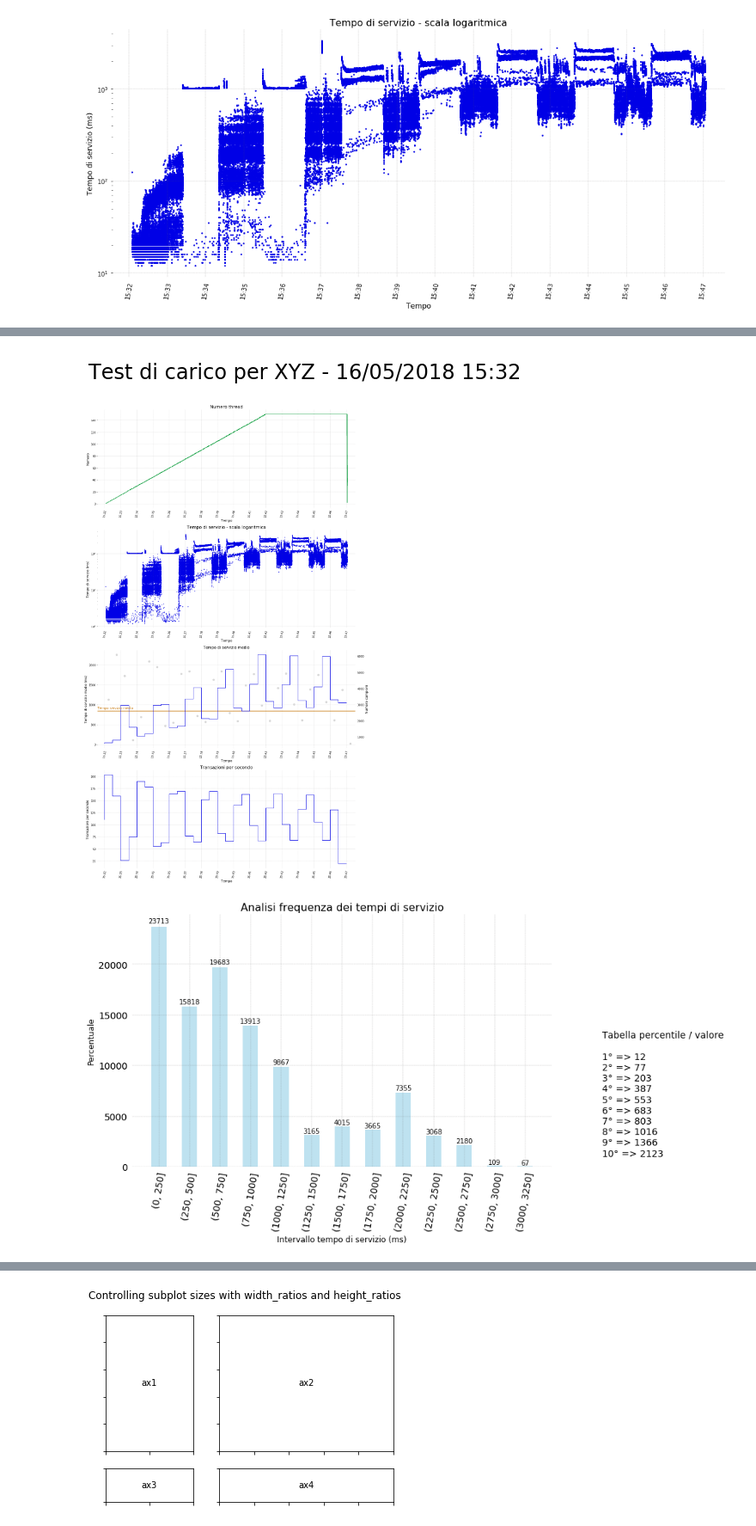
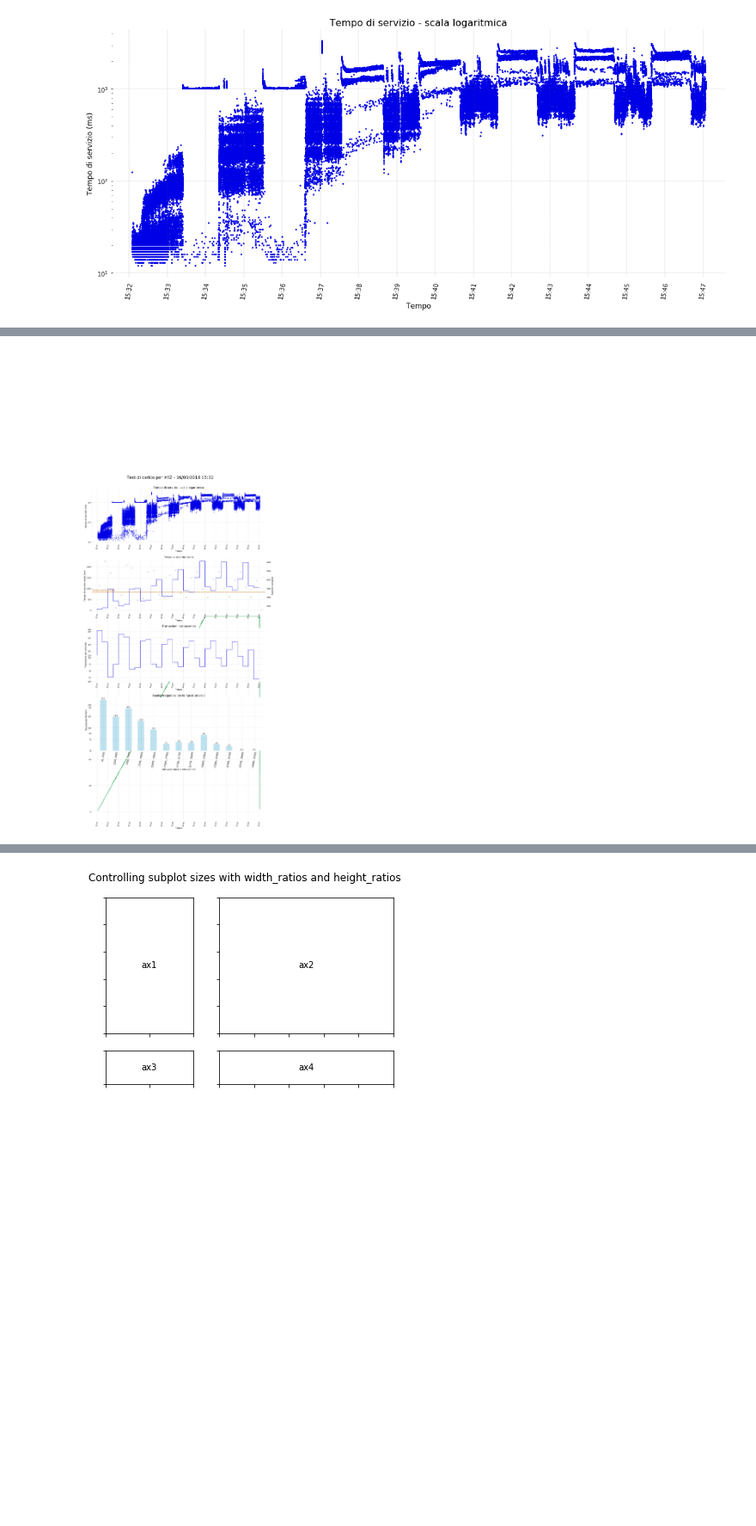
Before and after one commit to p-giovanni/JMeter_report, a Jupyter notebook: notebook/JMeter_Report.ipynb, the cells around one changed output, grey strips where cells are left out. Shown: that part at 86% size. Saved outputs shown, nothing was run; the diff lists cells and outputs as text; code cells hidden in the pictures; blank space fills up the shorter version.

```diff
--- a/notebook/JMeter_Report.ipynb
+++ b/notebook/JMeter_Report.ipynb
@@ -237,10 +237,7 @@ global_statistics["min elapsed"] = df["elapsed"].min()
 global_statistics["mean elapsed"] = round(df["elapsed"].mean(), dec_num)
 global_statistics["median elapsed"] = round(df["elapsed"].median(), dec_num)
 global_statistics["std error elapsed"] = round(df["elapsed"].sem(), dec_num)
-global_statistics["quantiles elapsed"] = df["elapsed"].quantile(np.arange(0, 1, 0.1))
-
-# Total transactions (sample not in error per second).
-global_statistics["quantiles elapsed"]
+global_statistics["quantiles elapsed"] = df["elapsed"].quantile(np.arange(0.1, 1, 0.1))
 
 time_limits = [global_statistics["test begin"] - pd.Timedelta(minutes=0.5)
               ,global_statistics["test end"] + pd.Timedelta(minutes=0.5)]
@@ -581,12 +578,12 @@ plt.savefig(os.path.join(images_path,"{prefix}transaction_X_second_chart.png".fo
 #
 #
 #
-def text_box(ax, text, colors=["#FFFFFF", "#000000", "#c87607"], fontsize=14):
+def text_box(ax, text, colors=["#FFFFFF", "#000000", "#c87607"], fontsize=14, x=0, y=0):
     """
     """
     rv = False
     try:
-        ax.text(0, 0
+        ax.text(x, y
                ,text
                ,bbox=dict(boxstyle = "square", facecolor = colors[0], edgecolor = "none")
                ,color = colors[1]
@@ -611,7 +608,7 @@ def quantiles_box_text():
         txt = "{title}\n\n".format(title=labels["quantiles txt title"][0])
         for quantile, value in zip(global_statistics["quantiles elapsed"].index
                                   ,global_statistics["quantiles elapsed"].values):
-            txt = txt + "{q}° => {v}\n".format(q=int((quantile*10)+1), v=int(value))
+            txt = txt + "{q}° => {v} ms\n".format(q=int((quantile*100)), v=int(value))
     except Exception as ex:
         print("statistics_box_text failed - {ex}".format(ex=ex))
     else:
@@ -714,67 +711,78 @@ if text[0] == True:
 # %%
+import matplotlib.gridspec as gridspec
+
+fig0 = plt.figure(figsize=(18, 50))
+
+gs0 = GridSpec(7, 1, hspace=0.3, figure=fig0)
+gs1 = GridSpec(1, 1, hspace=0.3, figure=fig0)
+gs2 = gridspec.GridSpecFromSubplotSpec(2,1,subplot_spec=gs1[0, 0])
+#gs2 = GridSpec(1, 2, width_ratios=[10, 1])
+
+gs01 = gs0[1].subgridspec(3, 3)
+
+#fig1.set_tight_layout(True)
+
+ax = []
+ax.append(fig0.add_subplot(gs2[0,0]))
+
+ax.append(fig0.add_subplot(gs2[1, 0]))
+
+# Text box with the general statistics.
+#ax.append(fig0.add_subplot(gs1[1, 1]))
+
+ax.append(fig0.add_subplot(gs0[2, 0]))
 
 
-fig0 = plt.figure(figsize=(4, 0.5))
-fig1 = plt.figure(figsize=(15, 25))
-fig2 = plt.figure(figsize=(15, 7))
+ax.append(fig0.add_subplot(gs0[3, 0]))
+ax.append(fig0.add_subplot(gs0[4, 0]))
 
-gs0 = GridSpec(1, 1)
-gs1 = GridSpec(4, 1)
-gs2 = GridSpec(1, 2, width_ratios=[5, 1])
+ax.append(fig0.add_subplot(gs0[5, 0]))
 
-fig1.set_tight_layout(True)
-
-ax = []
-ax.append(fig0.add_subplot(gs0[0, 0]))
-
-ax.append(fig1.add_subplot(gs1[0, 0]))
-ax.append(fig1.add_subplot(gs1[1, 0]))
-ax.append(fig1.add_subplot(gs1[2, 0]))
-ax.append(fig1.add_subplot(gs1[3, 0]))
-
-ax.append(fig2.add_subplot(gs2[0, 0]))
-ax.append(fig2.add_subplot(gs2[0, 1]))
-
+# Text box with quantiles.
+#ax.append(fig0.add_subplot(gs2[5, 1]))
 
 idx = 0
 text = picture_title_text(labels["picture_title"][0])
 if text[0] == True:
-    text_box(ax[0], text[1], fontsize=labels["picture_title"][1])
+    text_box(ax[idx], text[1], fontsize=labels["picture_title"][1],x=0.2, y=0.4)
 
 idx += 1
 threads_chart(ax[idx], df.index, df["allThreads"], color="#009933")
+
+#idx += 1
+#text = statistics_box_text()
+#if text[0] == True:
+#    text_box(ax[idx], text[1], fontsize=18)
 
 idx += 1
 elapsed_chart(ax[idx]
              ,x=df.index, y=df["elapsed"]
              ,errors=[errors_df.index, errors_df["elapsed"]]
              ,logarithmic=True)
 
 idx += 1
 elapsed_binned_chart(ax[idx]
                     ,x=binned_elapsed.index
                     ,y=binned_elapsed['mean']
                     ,x_snum=binned_elapsed["dt centered"]
                     ,y_snum=binned_elapsed['count'])
 
 idx += 1
 transaction_per_second_chart(ax[idx]
                     ,x=binned_elapsed.index
                     ,y=binned_elapsed['tps'].values)
 
 idx += 1
 frequencies = config_elapsed_frequency_chart(type_of_elapsed_frequency_chart)
 if frequencies[0] == True:
     elapsed_frequency_chart(ax=ax[idx], x=frequencies[1].index.astype(str), y=frequencies[1])
 
-idx += 1
-text = quantiles_box_text()
-if text[0] == True:
-    text_box(ax[idx], text[1])
+#idx += 1
+#text = quantiles_box_text()
+#if text[0] == True:
+#    text_box(ax[idx], text[1], fontsize=18, y=0.4)
 
 
 plt.savefig(os.path.join(images_path,"{prefix}All-CHARTS.png".format(prefix=image_file_prefix)))
 # %% [output]
-[figure, old version]
+[figure, new version]
-[figure, removed]
-[figure, removed]
```
Also changed, not shown: parts of 8 cells of this notebook, 7 other files.
